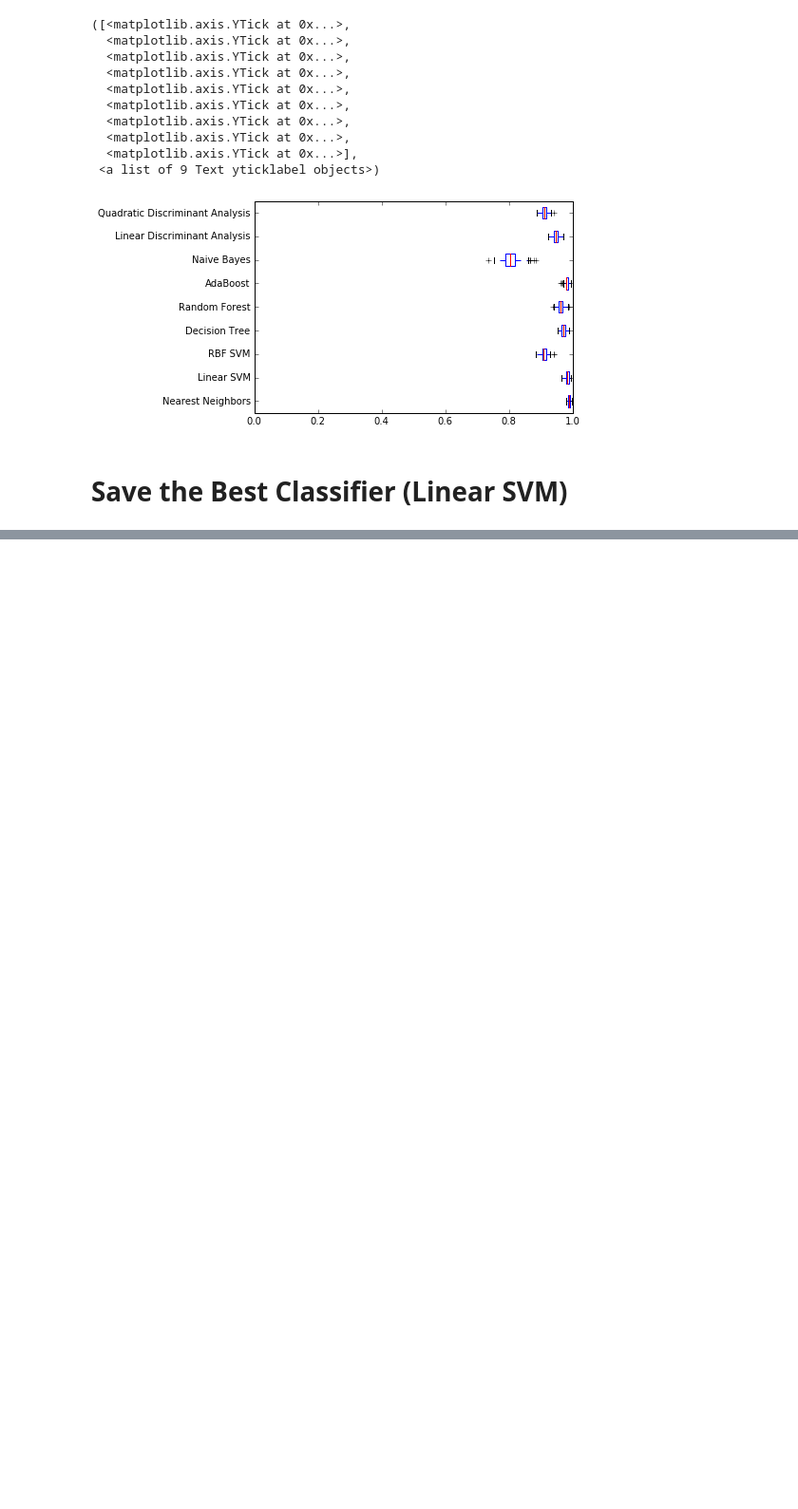
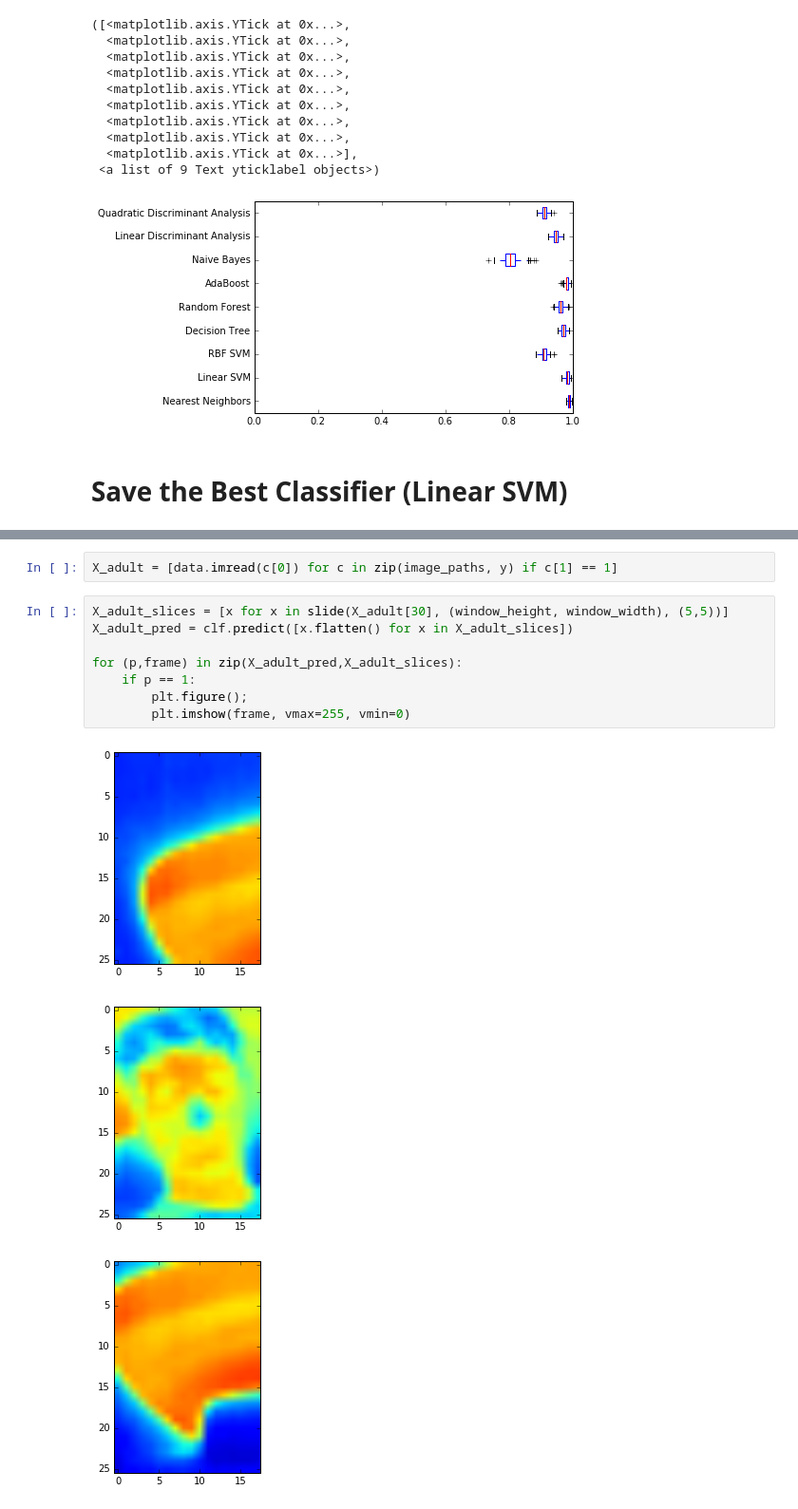
Before and after one commit to vtsatskin/Hot-Car-Data-Collection, a Jupyter notebook: Sliding Window Classifier Testing.ipynb, the cells around one changed output, grey strips where cells are left out. Shown: that part at 95% size. Cells and saved outputs as stored; diff of their text form; blank space fills up the shorter version.

```diff
--- a/Sliding Window Classifier Testing.ipynb
+++ b/Sliding Window Classifier Testing.ipynb
@@ -156,0 +201,14 @@ joblib.dump(max_clf, 'classifier-sliding.pkl')
+# %%
+X_adult = [data.imread(c[0]) for c in zip(image_paths, y) if c[1] == 1]
+# %%
+X_adult_slices = [x for x in slide(X_adult[30], (window_height, window_width), (5,5))]
+X_adult_pred = clf.predict([x.flatten() for x in X_adult_slices])
+
+for (p,frame) in zip(X_adult_pred,X_adult_slices):
+    if p == 1:
+        plt.figure();
+        plt.imshow(frame, vmax=255, vmin=0)
+# %% [output]
+[figure, added]
+[figure, added]
+[figure, added]
```
Also changed, not shown: parts of 9 cells of this notebook.
